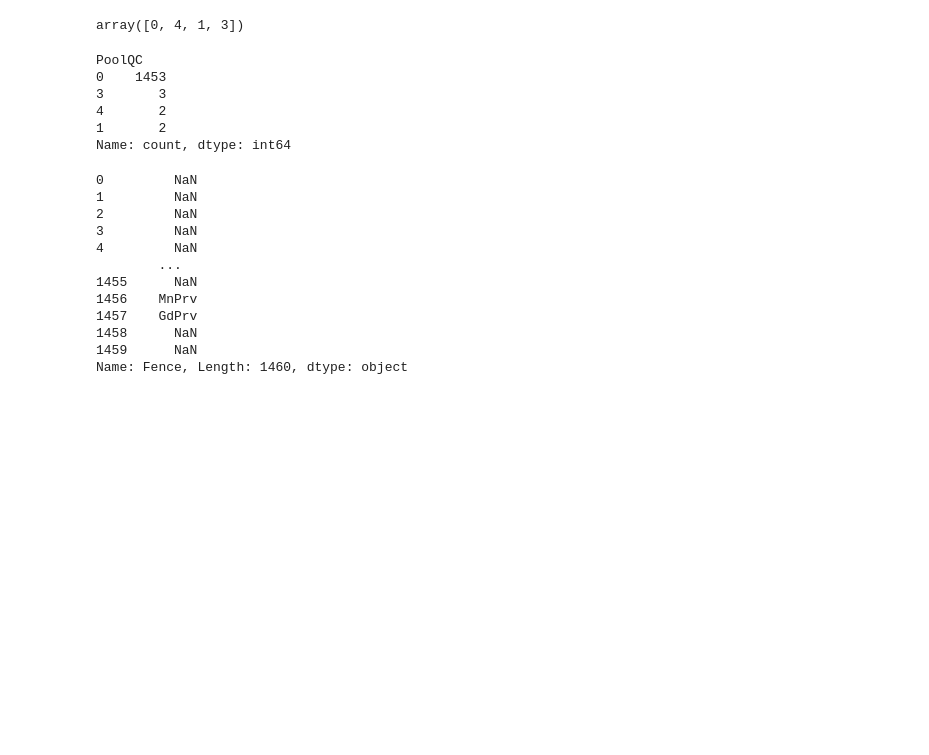
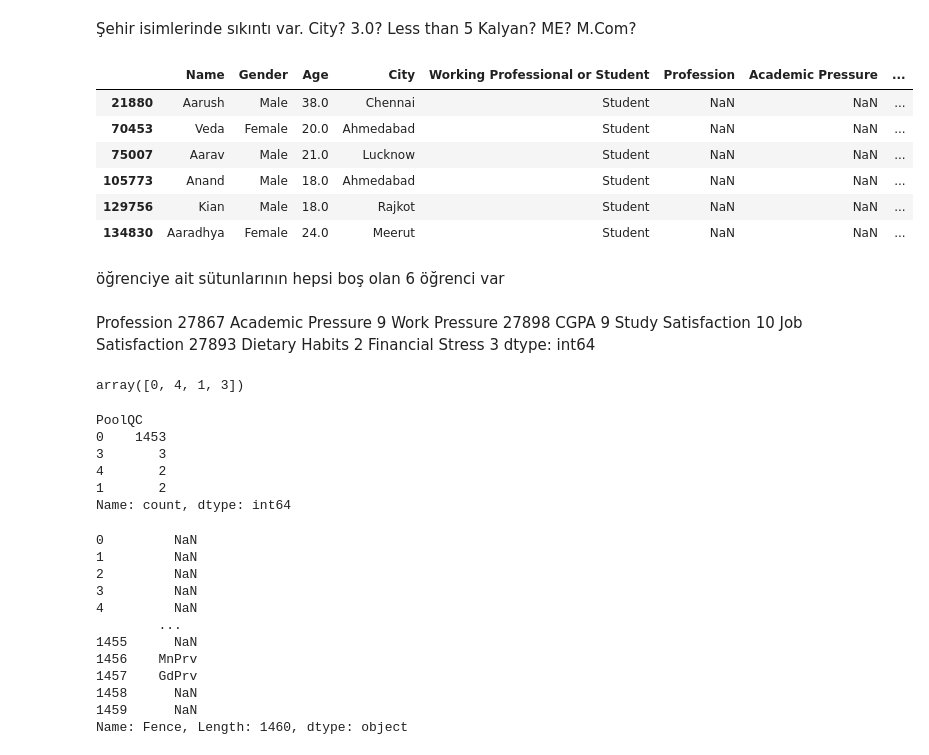
Before and after one commit to mutuceng/depression-risk-classification, a Jupyter notebook: Backend/ML/data_prep.ipynb, the cells around one changed output. Cells and saved outputs as stored; diff of their text form; code cells hidden in the pictures; blank space fills up the shorter version.

```diff
--- a/Backend/ML/data_prep.ipynb
+++ b/Backend/ML/data_prep.ipynb
@@ -118,3 +334,29 @@ Name: PoolQC, Length: 1460, dtype: int64
+# %% [markdown]
+Şehir isimlerinde sıkıntı var. City? 3.0? Less than 5 Kalyan? ME? M.Com?
+# %%
+null_rows1 = std_trainset[std_trainset[['CGPA', 'Academic Pressure', 'Study Satisfaction']].isnull().all(axis=1)]
+
+null_rows1
+# %% [output]
+|  | Name | Gender | Age | City | Working Professional or Student | Profession | Academic Pressure | ... |
+| 21880 | Aarush | Male | 38.0 | Chennai | Student | NaN | NaN | ... |
+| 70453 | Veda | Female | 20.0 | Ahmedabad | Student | NaN | NaN | ... |
+| 75007 | Aarav | Male | 21.0 | Lucknow | Student | NaN | NaN | ... |
+| 105773 | Anand | Male | 18.0 | Ahmedabad | Student | NaN | NaN | ... |
+| 129756 | Kian | Male | 18.0 | Rajkot | Student | NaN | NaN | ... |
+| 134830 | Aaradhya | Female | 24.0 | Meerut | Student | NaN | NaN | ... |
+# %% [markdown]
+öğrenciye ait sütunlarının hepsi boş olan 6 öğrenci var
+# %% [markdown]
+Profession            27867
+Academic Pressure         9
+Work Pressure         27898
+CGPA                      9
+Study Satisfaction       10
+Job Satisfaction      27893
+Dietary Habits            2
+Financial Stress          3
+dtype: int64
 # %%
 house_train["PoolQC"].unique()
 # %% [output]
```
Also changed, not shown: parts of 44 cells of this notebook, 4 other files.
